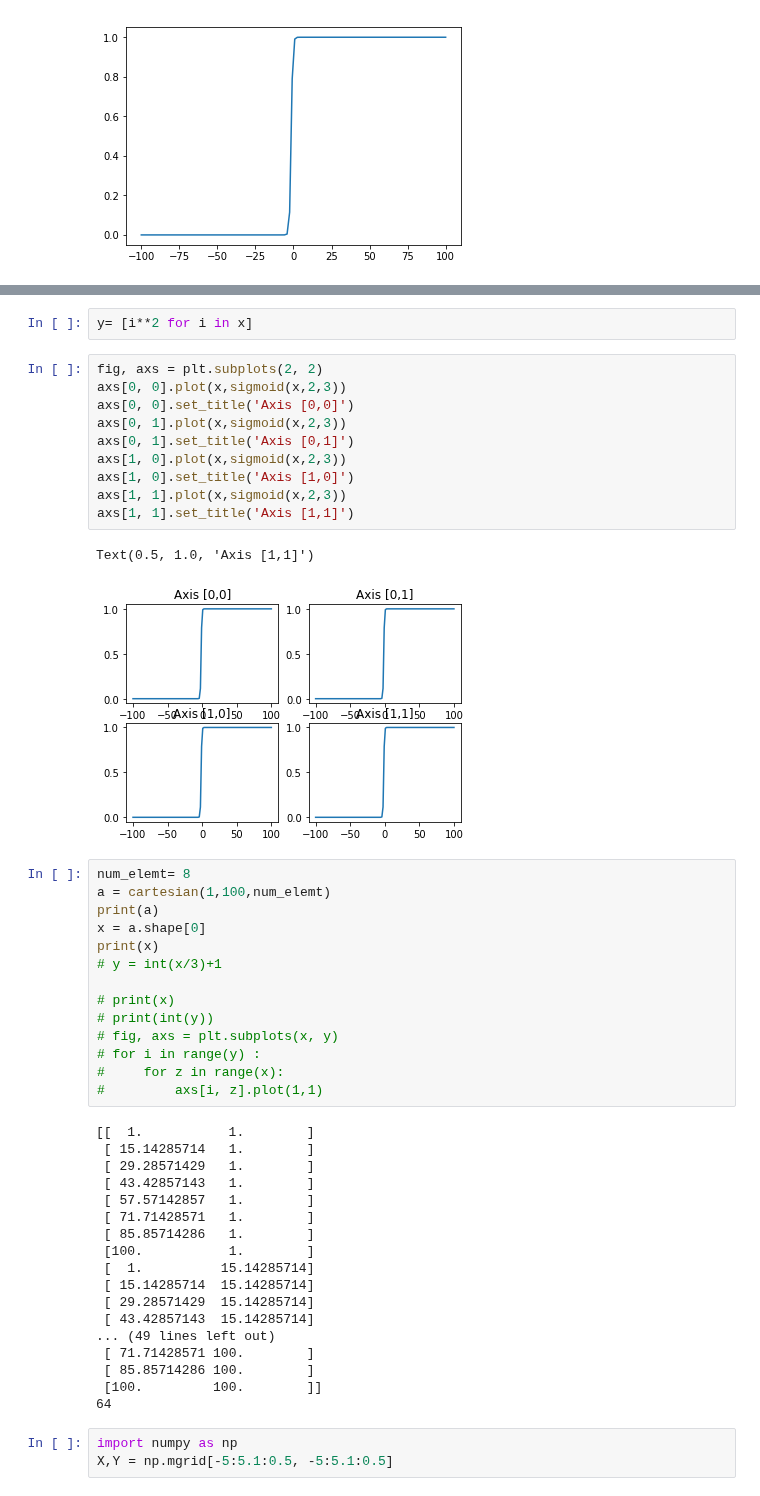
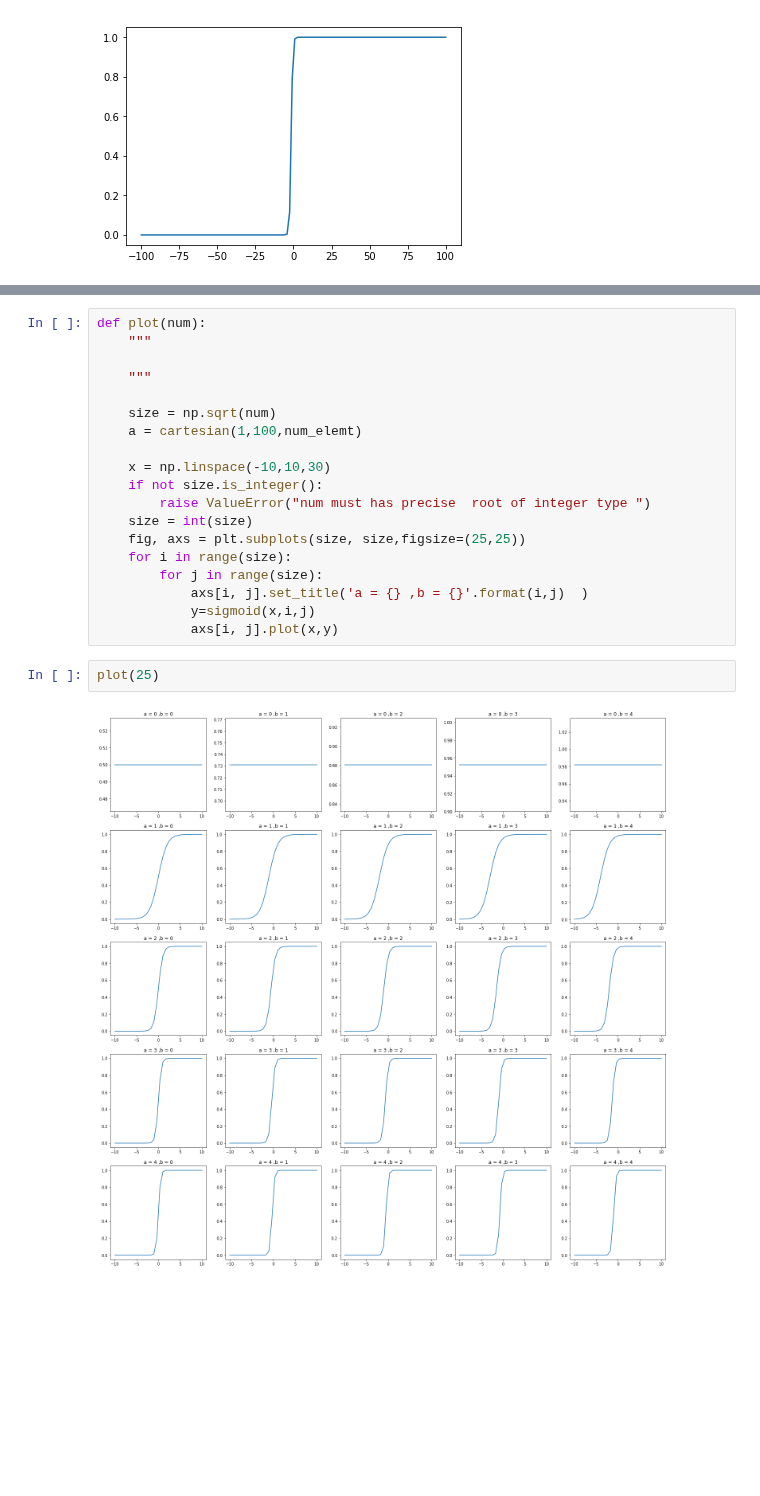
Before and after one commit to daodavid/maths-behind-ML, a Jupyter notebook: Clasification/Logistic Regression/Sigmoid exploration.ipynb, the cells around one changed output, grey strips where cells are left out. Drawn from its saved outputs; the diff is of its cells as text; blank space fills up the shorter version.

Commit message:
Represented sigmoid function with diferent coeficients

```diff
--- a/Clasification/Logistic Regression/Sigmoid exploration.ipynb
+++ b/Clasification/Logistic Regression/Sigmoid exploration.ipynb
@@ -70,50 +63,23 @@ array([ 1.,  2.,  3.,  4.,  5.,  6.,  7.,  8.,  9., 10.])
-# %%
-y= [i**2 for i in x]
-# %%
-fig, axs = plt.subplots(2, 2)
-axs[0, 0].plot(x,sigmoid(x,2,3))
-axs[0, 0].set_title('Axis [0,0]')
-axs[0, 1].plot(x,sigmoid(x,2,3))
-axs[0, 1].set_title('Axis [0,1]')
-axs[1, 0].plot(x,sigmoid(x,2,3))
-axs[1, 0].set_title('Axis [1,0]')
-axs[1, 1].plot(x,sigmoid(x,2,3))
-axs[1, 1].set_title('Axis [1,1]')
-# %% [output]
-Text(0.5, 1.0, 'Axis [1,1]')
-[figure, removed]
-# %%
-num_elemt= 8
-a = cartesian(1,100,num_elemt)
-print(a)
-x = a.shape[0]
-print(x)
-# y = int(x/3)+1
-
-# print(x)
-# print(int(y))
-# fig, axs = plt.subplots(x, y)
-# for i in range(y) :
-#     for z in range(x):
-#         axs[i, z].plot(1,1)
-# %% [output]
-[[  1.           1.        ]
- [ 15.14285714   1.        ]
- [ 29.28571429   1.        ]
- [ 43.42857143   1.        ]
- [ 57.57142857   1.        ]
- [ 71.71428571   1.        ]
- [ 85.85714286   1.        ]
- [100.           1.        ]
- [  1.          15.14285714]
- [ 15.14285714  15.14285714]
- [ 29.28571429  15.14285714]
- [ 43.42857143  15.14285714]
-... (49 lines left out)
- [ 71.71428571 100.        ]
- [ 85.85714286 100.        ]
- [100.         100.        ]]
-64
-# %%
-import numpy as np
-X,Y = np.mgrid[-5:5.1:0.5, -5:5.1:0.5]
+# %%
+def plot(num):
+    """
+
+    """
+
+    size = np.sqrt(num)
+    a = cartesian(1,100,num_elemt)
+
+    x = np.linspace(-10,10,30)
+    if not size.is_integer():
+        raise ValueError("num must has precise  root of integer type ")
+    size = int(size)
+    fig, axs = plt.subplots(size, size,figsize=(25,25))
+    for i in range(size):
+        for j in range(size):
+            axs[i, j].set_title('a = {} ,b = {}'.format(i,j)  )
+            y=sigmoid(x,i,j)
+            axs[i, j].plot(x,y)
+# %%
+plot(25)
+# %% [output]
+[figure, added]
```
Also changed, not shown: parts of 3 cells of this notebook.
